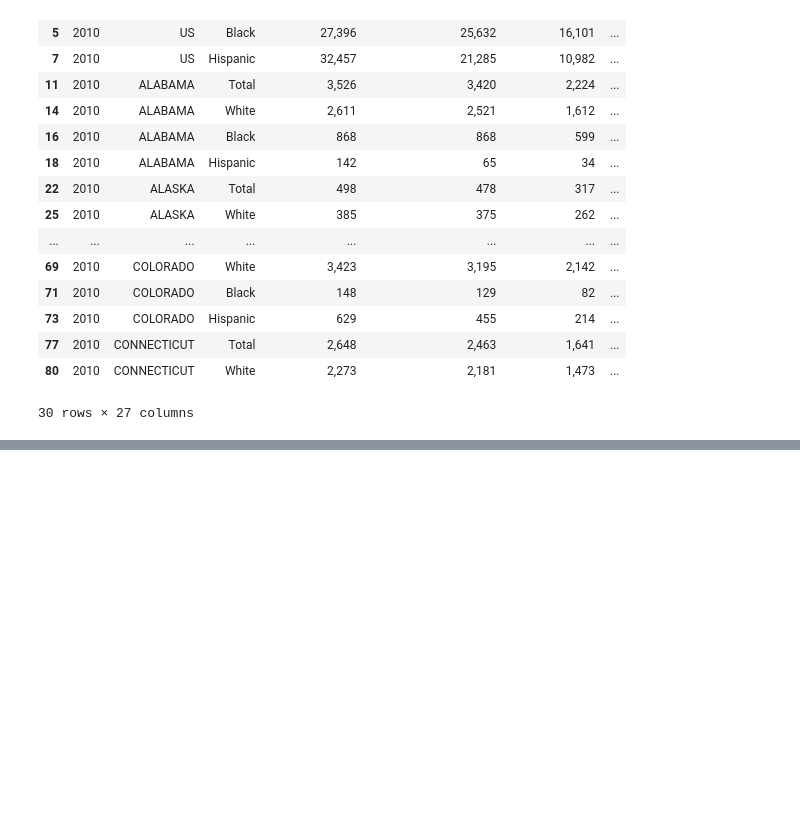
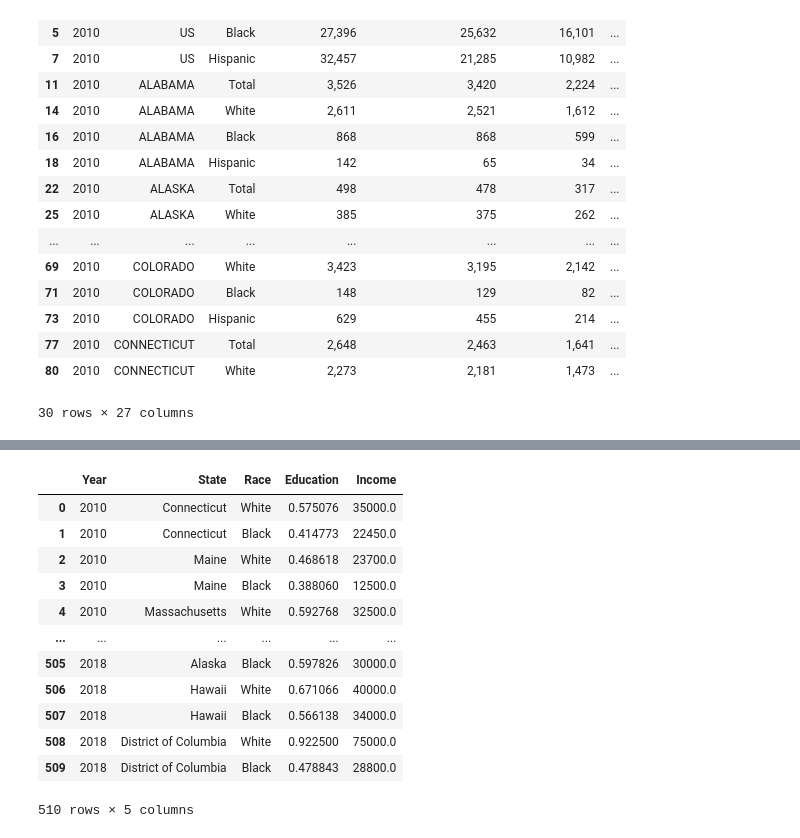
Before and after one commit to yljblues/ADA2020, a Jupyter notebook: main.ipynb, the cells around one changed output, grey strips where cells are left out. Cells and saved outputs as stored; diff of their text form; code cells hidden in the pictures; blank space fills up the shorter version.

```diff
--- a/main.ipynb
+++ b/main.ipynb
@@ -60,0 +173,44 @@ df_political[:30]
+# %%
+## step4 - translate the code for 'State' and 'Race'
+# translate the code for 'State'
+code_list = ['1', '2', '3', '4', '5', '6', '11', '12', '13', '14', '21', '22', '23', '24', '25',
+             '31', '32', '33', '34', '35', '36', '37', '40', '41', '42', '43', '44', '45', '46',
+             '47', '48', '49', '51', '52', '53', '54', '56', '61', '62', '63', '64', '65', '66',
+             '67', '68', '71', '72', '73', '81', '82', '83', '96', '97', '98', '99']
+state_list = ['Connecticut', 'Maine', 'Massachusetts', 'New Hampshire', 'Rhode Island', 'Vermont',
+             'Delaware', 'New Jersey', 'New York', 'Pennsylvania', 'Illinois', 'Indiana', 'Michigan', 'Ohio',
+             'Wisconsin', 'Iowa', 'Kansas', 'Minnesota', 'Missouri', 'Nebraska', 'North Dakota', 'South Dakota',
+             'Virginia', 'Alabama', 'Arkansas', 'Florida', 'Georgia', 'Louisiana', 'Mississippi', 'North Carolina',
+             'South Carolina', 'Texas', 'Kentucky', 'Maryland', 'Oklahoma', 'Tennessee', 'West Virginia', 'Arizona',
+             'Colorado', 'Idaho', 'Montana', 'Nevada', 'New Mexico', 'Utah', 'Wyoming', 'California', 'Oregon',
+             'Washington', 'Alaska', 'Hawaii', 'Puerto Rico', 'State groupings (1980 Urban/rural sample)',
+             'Military/Mil. Reservations', 'District of Columbia', 'State not identified']
+mapping = {}
+for c, s in zip(code_list, state_list):
+    mapping[c] = s
+
+df4 = df3.copy()
+for i in range(df3.shape[0]):
+    c = df3.loc[i]['State']
+    df4.loc[i, 'State'] = mapping[str(int(c))]
+# for race, we only leave 'Black' and 'White', i.e., only keep the data with 'Race' <= 2
+df4 = df4.loc[df4['Race'] <= 2]
+df4.loc[df4['Race'] == 1, 'Race'] = 'White'
+df4.loc[df4['Race'] == 2, 'Race'] = 'Black'
+df4.index = np.arange(df4.shape[0])
+df_wealth_education = df4
+df_wealth_education
+# %% [output]
+|  | Year | State | Race | Education | Income |
+| 0 | 2010 | Connecticut | White | 0.575076 | 35000.0 |
+| 1 | 2010 | Connecticut | Black | 0.414773 | 22450.0 |
+| 2 | 2010 | Maine | White | 0.468618 | 23700.0 |
+| 3 | 2010 | Maine | Black | 0.388060 | 12500.0 |
+| 4 | 2010 | Massachusetts | White | 0.592768 | 32500.0 |
+| ... | ... | ... | ... | ... | ... |
+| 505 | 2018 | Alaska | Black | 0.597826 | 30000.0 |
+| 506 | 2018 | Hawaii | White | 0.671066 | 40000.0 |
+| 507 | 2018 | Hawaii | Black | 0.566138 | 34000.0 |
+| 508 | 2018 | District of Columbia | White | 0.922500 | 75000.0 |
+| 509 | 2018 | District of Columbia | Black | 0.478843 | 28800.0 |
+510 rows × 5 columns
```
Also changed, not shown: parts of 10 cells of this notebook, 2 other files.
